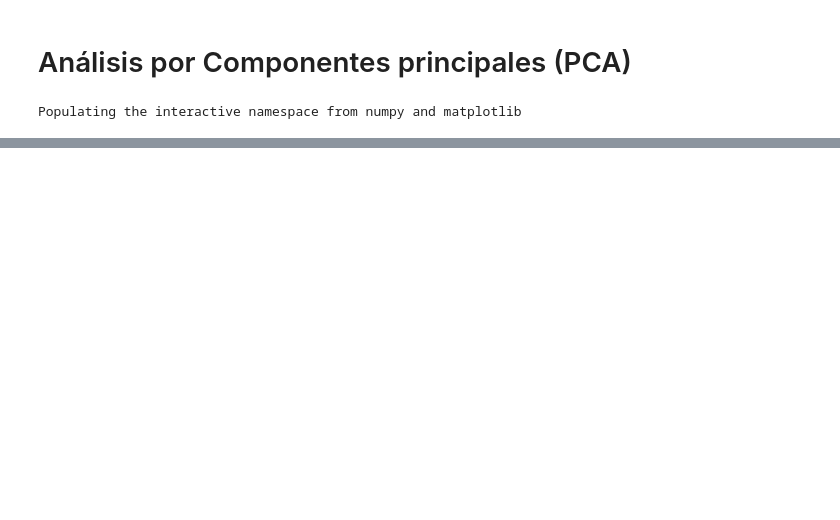
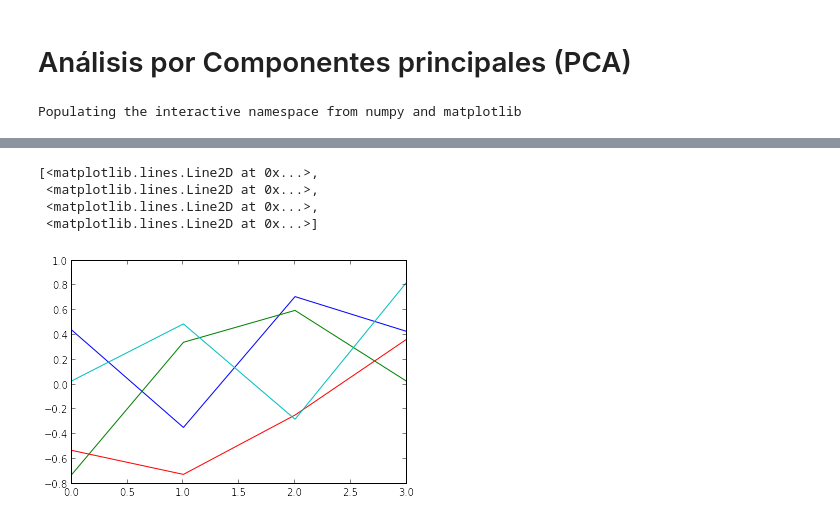
Before and after one commit to JuanRAlvarez/Tarea-4, a Jupyter notebook: Pobreza.ipynb, the cells around one changed output, grey strips where cells are left out. Drawn from its saved outputs; the diff is of its cells as text; code cells hidden in the pictures; blank space fills up the shorter version.

```diff
--- a/Pobreza.ipynb
+++ b/Pobreza.ipynb
@@ -88,0 +93,10 @@ for i in range(n_dims):
+# %%
+vecp = linalg.eig(d)[1]
+
+plot (real(vecp[:]))
+# %% [output]
+[<matplotlib.lines.Line2D at 0x...>,
+ <matplotlib.lines.Line2D at 0x...>,
+ <matplotlib.lines.Line2D at 0x...>,
+ <matplotlib.lines.Line2D at 0x...>]
+[figure, added]
```
Also changed, not shown: parts of 4 cells of this notebook, 1 other file.
